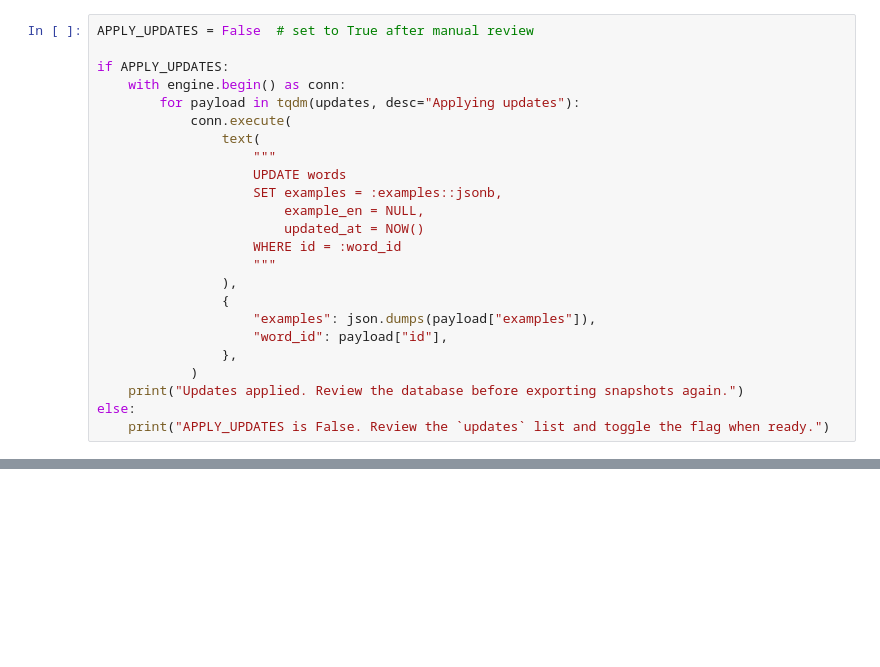
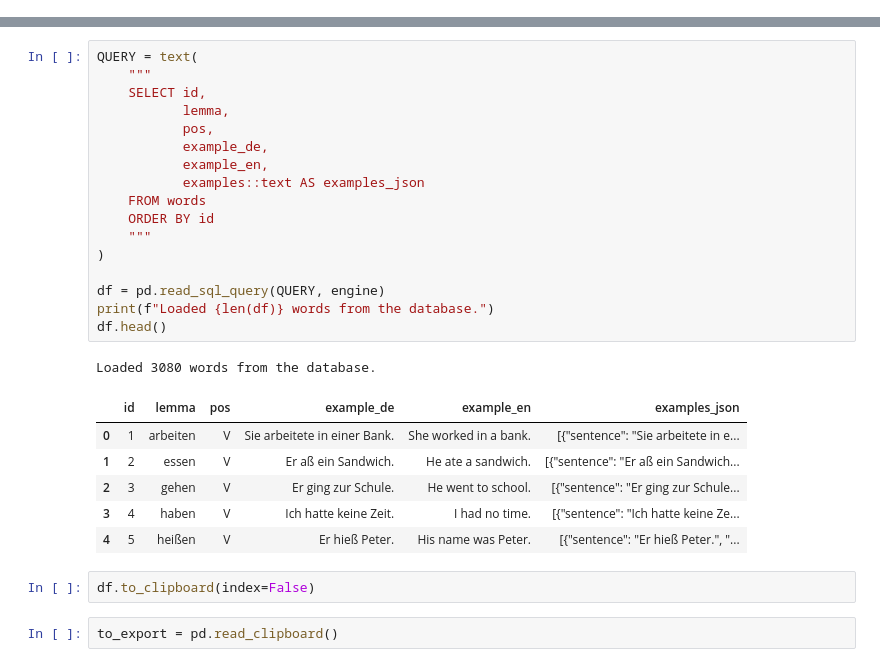
Before and after one commit to abulhawa/GermanVerbMaster, a Jupyter notebook: notebooks/fix_example_translations.ipynb, the cells around one changed output, grey strips where cells are left out. Cells and saved outputs as stored; diff of their text form; blank space fills up the shorter version.

Commit message:
fix words

```diff
--- a/notebooks/fix_example_translations.ipynb
+++ b/notebooks/fix_example_translations.ipynb
@@ -248,24 +0,0 @@ updates[:3]
-# %%
-APPLY_UPDATES = False  # set to True after manual review
-
-if APPLY_UPDATES:
-    with engine.begin() as conn:
-        for payload in tqdm(updates, desc="Applying updates"):
-            conn.execute(
-                text(
-                    """
-                    UPDATE words
-                    SET examples = :examples::jsonb,
-                        example_en = NULL,
-                        updated_at = NOW()
-                    WHERE id = :word_id
-                    """
-                ),
-                {
-                    "examples": json.dumps(payload["examples"]),
-                    "word_id": payload["id"],
-                },
-            )
-    print("Updates applied. Review the database before exporting snapshots again.")
-else:
-    print("APPLY_UPDATES is False. Review the `updates` list and toggle the flag when ready.")
@@ -279,0 +51,29 @@ else:
+# %%
+QUERY = text(
+    """
+    SELECT id,
+           lemma,
+           pos,
+           example_de,
+           example_en,
+           examples::text AS examples_json
+    FROM words
+    ORDER BY id
+    """
+)
+
+df = pd.read_sql_query(QUERY, engine)
+print(f"Loaded {len(df)} words from the database.")
+df.head()
+# %% [output]
+Loaded 3080 words from the database.
+|  | id | lemma | pos | example_de | example_en | examples_json |
+| 0 | 1 | arbeiten | V | Sie arbeitete in einer Bank. | She worked in a bank. | [{"sentence": "Sie arbeitete in e... |
+| 1 | 2 | essen | V | Er aß ein Sandwich. | He ate a sandwich. | [{"sentence": "Er aß ein Sandwich... |
+| 2 | 3 | gehen | V | Er ging zur Schule. | He went to school. | [{"sentence": "Er ging zur Schule... |
+| 3 | 4 | haben | V | Ich hatte keine Zeit. | I had no time. | [{"sentence": "Ich hatte keine Ze... |
+| 4 | 5 | heißen | V | Er hieß Peter. | His name was Peter. | [{"sentence": "Er hieß Peter.", "... |
+# %%
+df.to_clipboard(index=False)
+# %%
+to_export = pd.read_clipboard()
```
Also changed, not shown: parts of 38 cells of this notebook, 3 other files.
